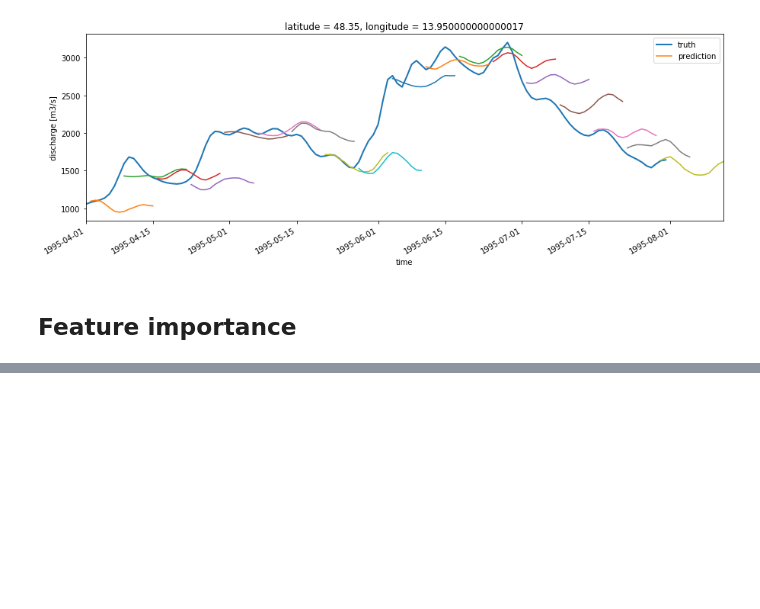
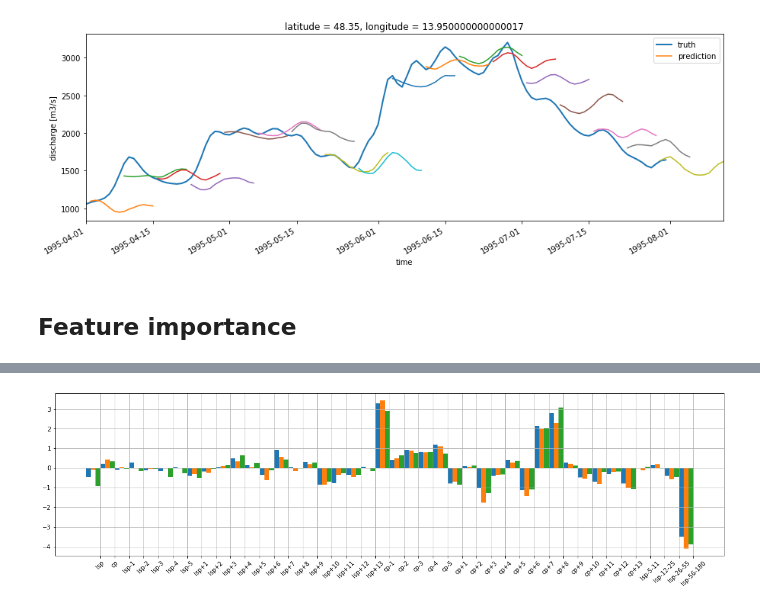
Before and after one commit to ECMWFCode4Earth/ml_flood, a Jupyter notebook: notebooks/3_model_tests/Time-delay_neural-net.ipynb, the cells around one changed output, grey strips where cells are left out. Drawn from its saved outputs; the diff is of its cells as text; code cells hidden in the pictures; blank space fills up the shorter version.

Commit message:
feature importance & evaluation update

```diff
--- a/notebooks/3_model_tests/Time-delay_neural-net.ipynb
+++ b/notebooks/3_model_tests/Time-delay_neural-net.ipynb
@@ -692,0 +683,5 @@ hist = m.fit(X_train, y_train, X_valid, y_valid)
+# %%
+from python.aux.verification import RMSE
+m.score_func(X_test, y_test)
+
+base_score, score_decreases = get_score_importances(m.score_func, X_test, y_test, n_iter=3)
@@ -692,0 +728,20 @@ hist = m.fit(X_train, y_train, X_valid, y_valid)
+# %%
+def feature_importance_plot(xda_features, score_decreases):
+    # xda_features : xr.DataArray.features
+    # score_decreases : list of arrays
+
+    labels = [e[0] for e in xda_features.values]
+    n_iter = len(score_decreases)
+    width = 1/n_iter
+    plt.subplots(figsize=(20,5))
+
+    for c in range(n_iter):
+        x = np.arange(len(labels))+c/n_iter
+        plt.bar(x, score_decreases[c], width=-width, align='edge')
+
+    plt.grid()
+    plt.xticks(ticks=x, labels=labels, rotation=45)
+# %%
+feature_importance_plot(Xda.features, score_decreases)
+# %% [output]
+[figure, added]
```
Also changed, not shown: parts of 13 cells of this notebook, 1 other file.
